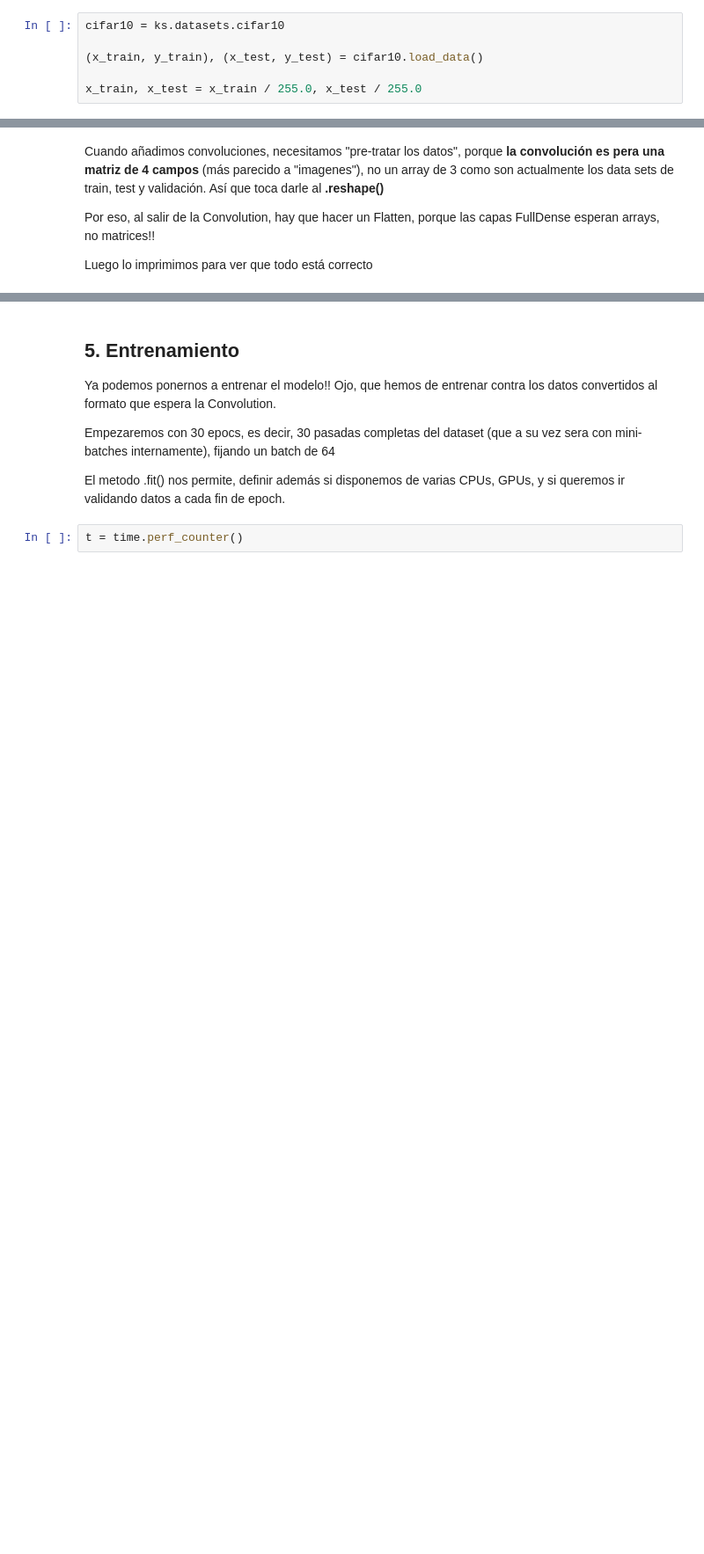
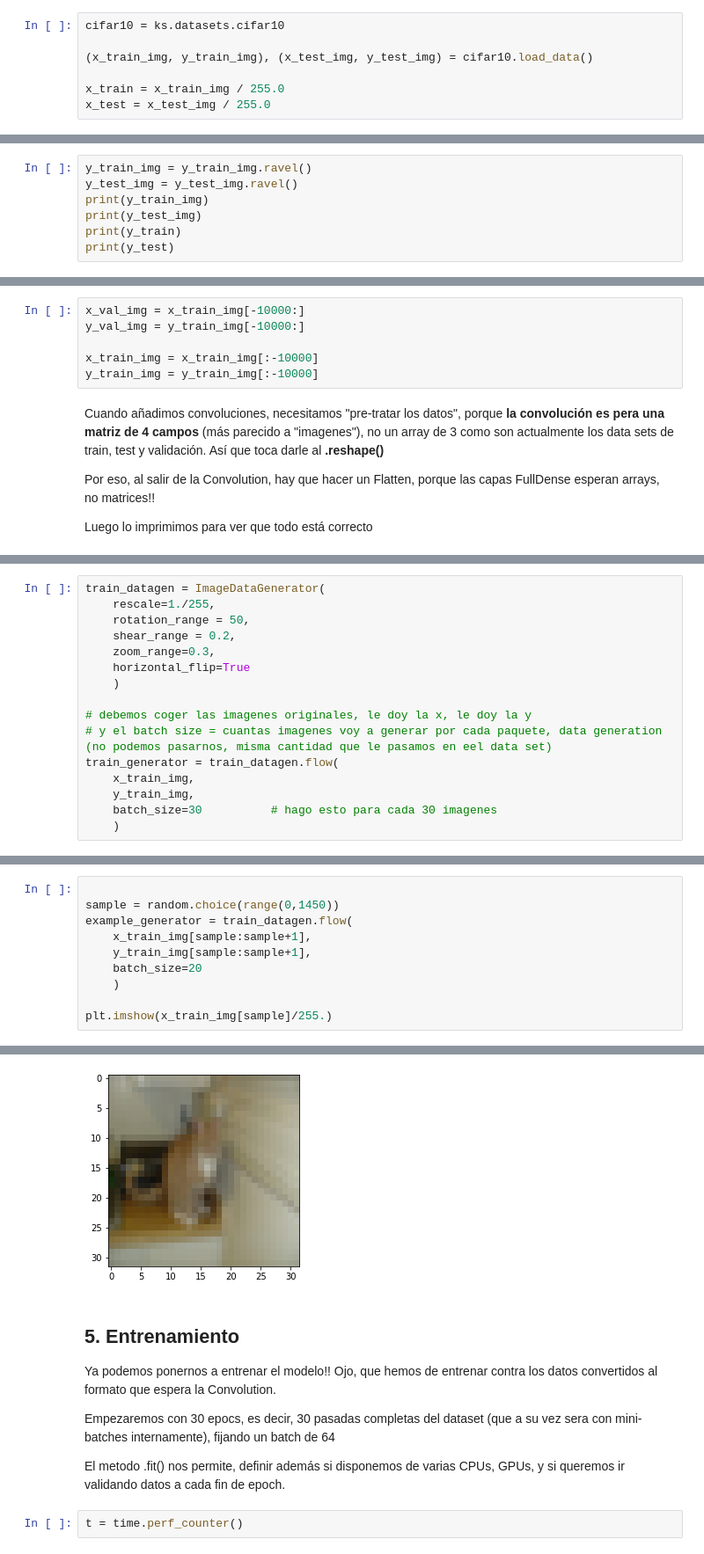
Before and after one commit to DavidPuigV/Cifar10, a Jupyter notebook: THREE_cnn_cifar10_tf2_v0.ipynb, the cells around one changed output, grey strips where cells are left out. Shown at 88% size. Saved outputs shown, nothing was run; the diff lists cells and outputs as text; blank space fills up the shorter version.

```diff
--- a/THREE_cnn_cifar10_tf2_v0.ipynb
+++ b/THREE_cnn_cifar10_tf2_v0.ipynb
@@ -84,6 +84,7 @@ Cargamos los datos de CIFAR10 de los datasets directamente de las librerias de K
 # %%
 cifar10 = ks.datasets.cifar10
 
-(x_train, y_train), (x_test, y_test) = cifar10.load_data()
+(x_train_img, y_train_img), (x_test_img, y_test_img) = cifar10.load_data()
 
-x_train, x_test = x_train / 255.0, x_test / 255.0
+x_train = x_train_img / 255.0
+x_test = x_test_img / 255.0
@@ -92,0 +91,7 @@ Downloading data from https://www.cs.toronto.edu/~kriz/cifar-10-python.tar.gz
+# %%
+y_train_img = y_train_img.ravel()
+y_test_img = y_test_img.ravel()
+print(y_train_img)
+print(y_test_img)
+print(y_train)
+print(y_test)
@@ -141,3 +112,9 @@ y_train = y_train[:-10000]
+# %%
+x_val_img = x_train_img[-10000:]
+y_val_img = y_train_img[-10000:]
+
+x_train_img = x_train_img[:-10000]
+y_train_img = y_train_img[:-10000]
 # %% [markdown]
 Cuando añadimos convoluciones, necesitamos "pre-tratar los datos", porque **la convolución es pera una matriz de 4 campos** (más parecido a "imagenes"), no un array de 3 como son actualmente los data sets de train, test y validación. Así que toca darle al **.reshape()**
 
@@ -159,0 +133,16 @@ Validation: X=(10000, 32, 32, 3), y=(10000, 1)
+# %%
+train_datagen = ImageDataGenerator(
+    rescale=1./255,
+    rotation_range = 50,
+    shear_range = 0.2,
+    zoom_range=0.3,
+    horizontal_flip=True
+    )
+
+# debemos coger las imagenes originales, le doy la x, le doy la y
+# y el batch size = cuantas imagenes voy a generar por cada paquete, data generation (no podemos pasarnos, misma cantidad que le pasamos en eel data set)
+train_generator = train_datagen.flow(
+    x_train_img,
+    y_train_img,
+    batch_size=30          # hago esto para cada 30 imagenes
+    )
@@ -159,0 +173,11 @@ Validation: X=(10000, 32, 32, 3), y=(10000, 1)
+# %%
+
+sample = random.choice(range(0,1450))
+example_generator = train_datagen.flow(
+    x_train_img[sample:sample+1],
+    y_train_img[sample:sample+1],
+    batch_size=20
+    )
+
+plt.imshow(x_train_img[sample]/255.)
+# %% [output]
@@ -160,3 +185,4 @@ Validation: X=(10000, 32, 32, 3), y=(10000, 1)
+[figure, added]
 # %% [markdown]
 ## 5. Entrenamiento
 
```
Also changed, not shown: parts of 14 cells of this notebook.
